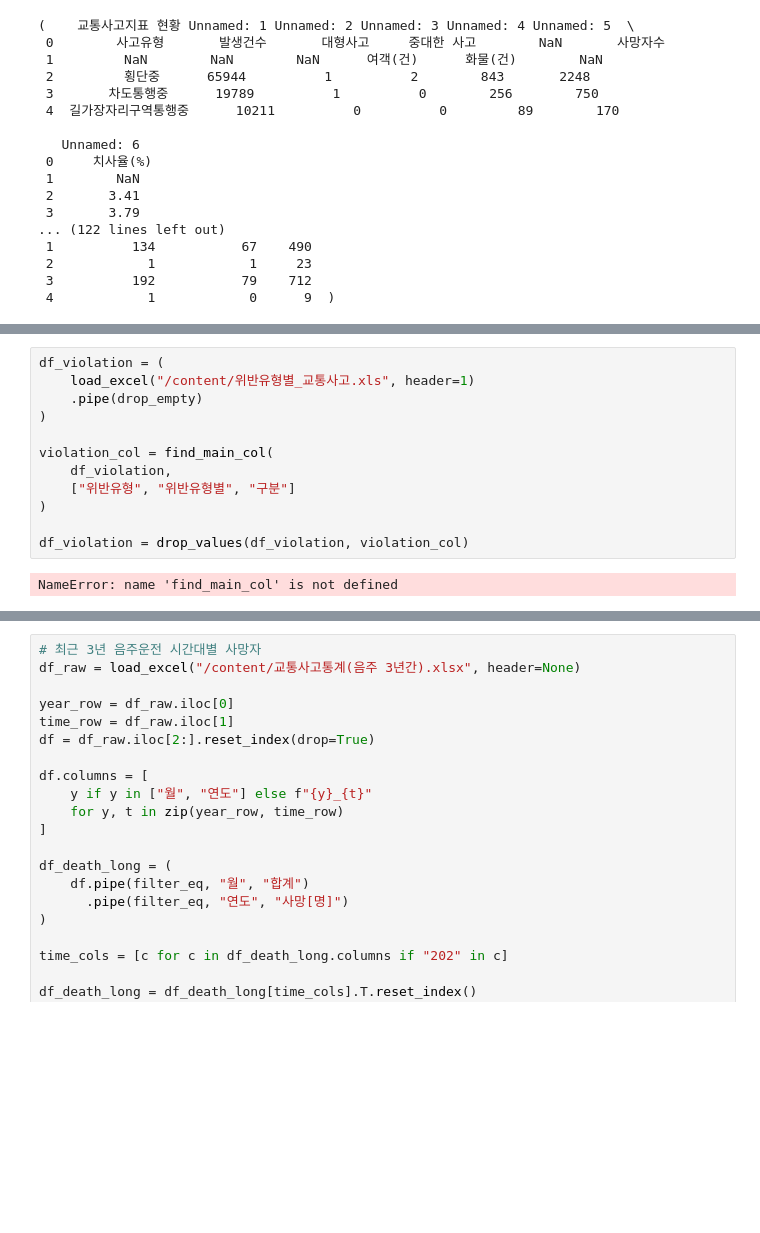
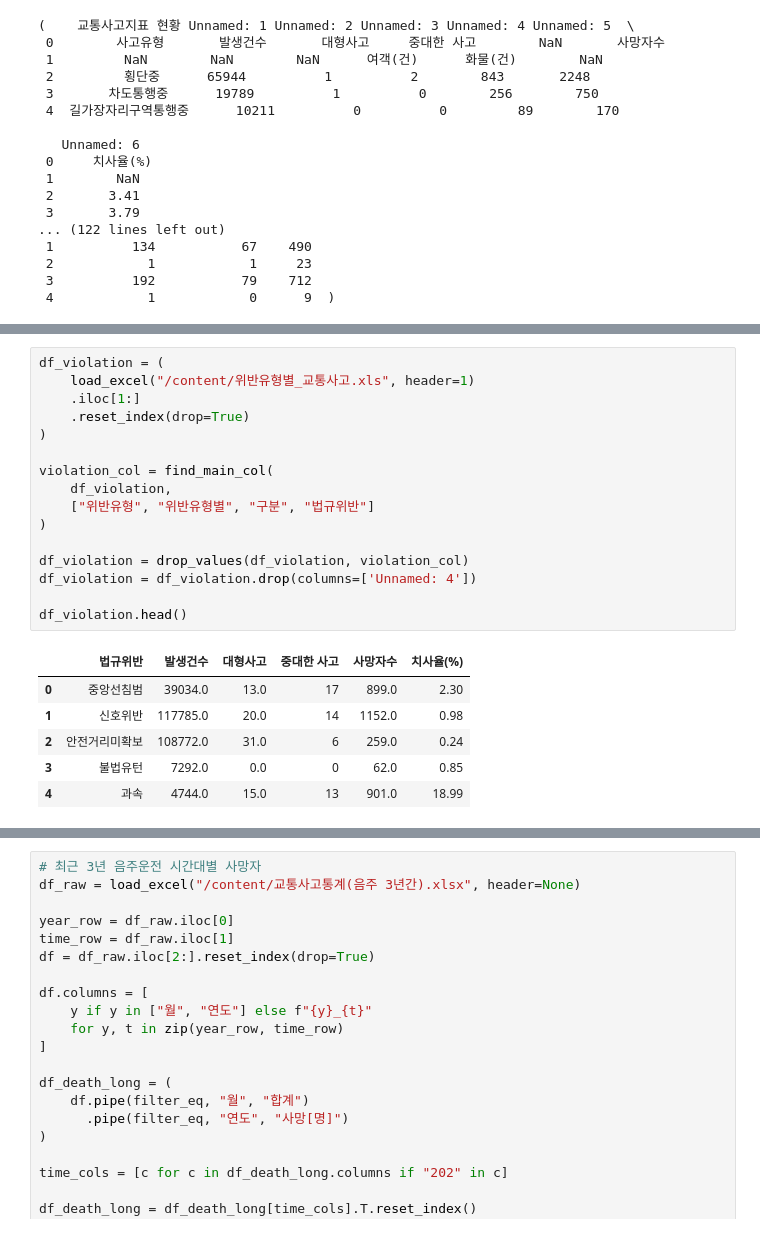
Before and after one commit to bbbbbin2/2025_BigData, a Jupyter notebook: 전처리.ipynb, the cells around one changed output, grey strips where cells are left out. Saved outputs shown, nothing was run; the diff lists cells and outputs as text; blank space fills up the shorter version.

```diff
--- a/전처리.ipynb
+++ b/전처리.ipynb
@@ -150,17 +150,26 @@ def find_main_col(df, candidates):
 # %%
 df_violation = (
     load_excel("/content/위반유형별_교통사고.xls", header=1)
-    .pipe(drop_empty)
+    .iloc[1:]
+    .reset_index(drop=True)
 )
 
 violation_col = find_main_col(
     df_violation,
-    ["위반유형", "위반유형별", "구분"]
+    ["위반유형", "위반유형별", "구분", "법규위반"]
 )
 
 df_violation = drop_values(df_violation, violation_col)
+df_violation = df_violation.drop(columns=['Unnamed: 4'])
+
+df_violation.head()
 # %% [output]
-NameError: name 'find_main_col' is not defined
+|  | 법규위반 | 발생건수 | 대형사고 | 중대한 사고 | 사망자수 | 치사율(%) |
+| 0 | 중앙선침범 | 39034.0 | 13.0 | 17 | 899.0 | 2.30 |
+| 1 | 신호위반 | 117785.0 | 20.0 | 14 | 1152.0 | 0.98 |
+| 2 | 안전거리미확보 | 108772.0 | 31.0 | 6 | 259.0 | 0.24 |
+| 3 | 불법유턴 | 7292.0 | 0.0 | 0 | 62.0 | 0.85 |
+| 4 | 과속 | 4744.0 | 15.0 | 13 | 901.0 | 18.99 |
 # %%
 df_year_raw = load_excel("/content/교통사고통계(연도별).xlsx")
 
```
Also changed, not shown: parts of 2 cells of this notebook.
